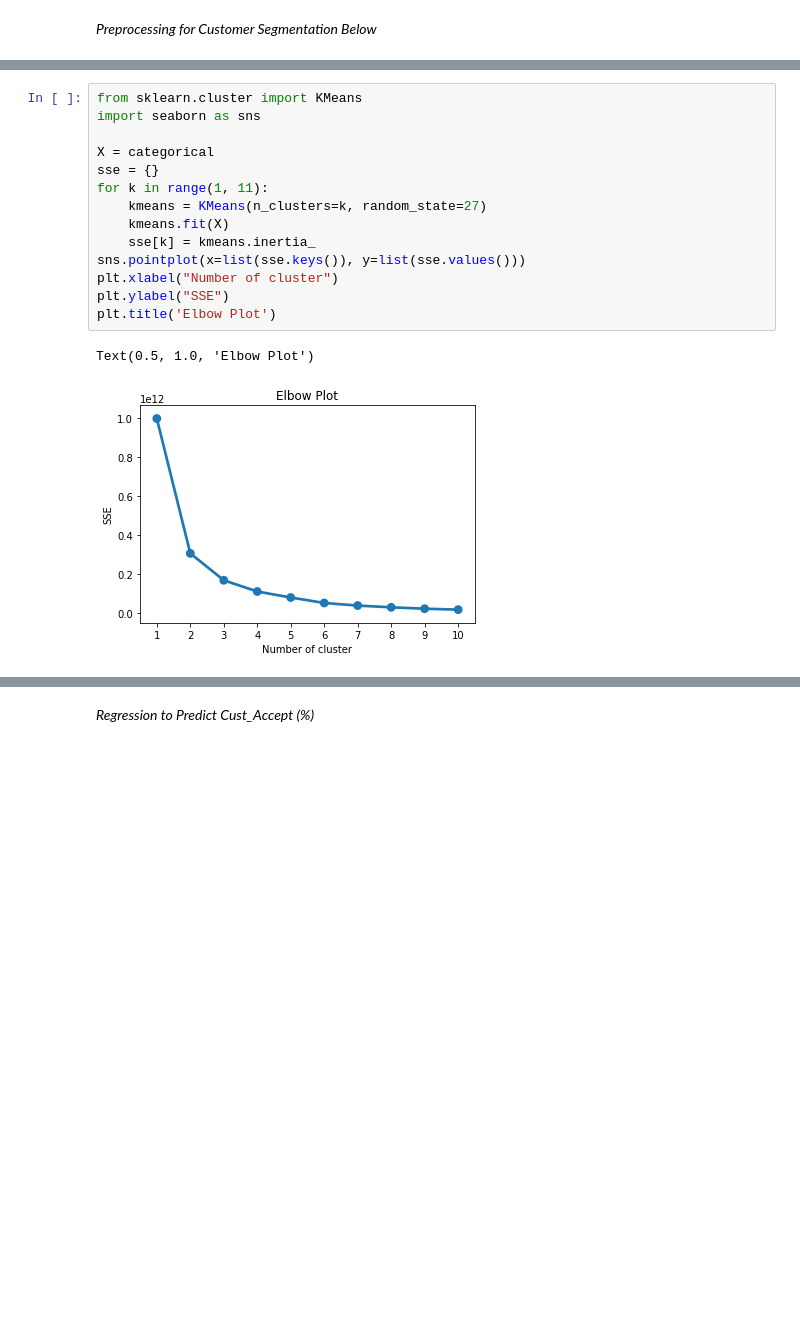
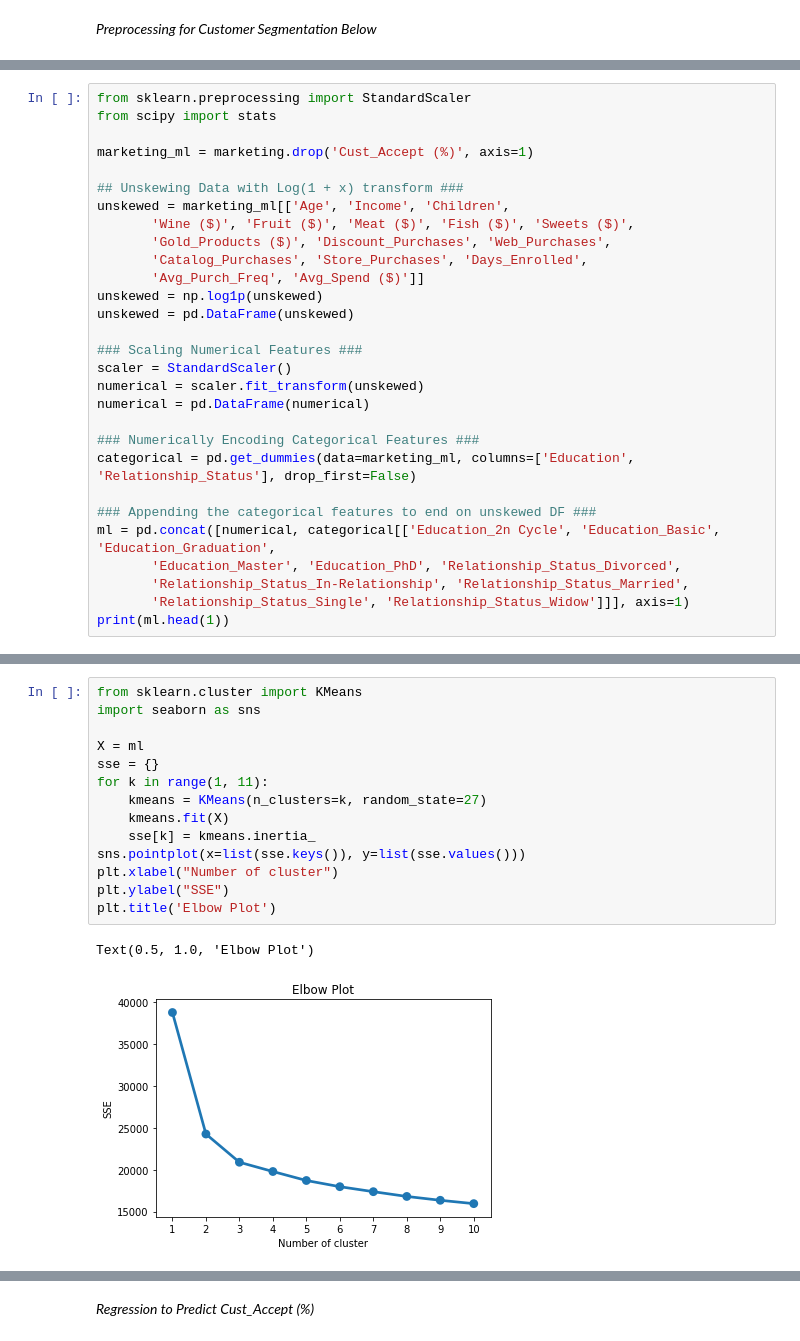
Before and after one commit to RachidRezzik/Market_Camp, a Jupyter notebook: Machine_Learning.ipynb, the cells around one changed output, grey strips where cells are left out. Drawn from its saved outputs; the diff is of its cells as text; blank space fills up the shorter version.

Commit message:
added tranformation, scaling

```diff
--- a/Machine_Learning.ipynb
+++ b/Machine_Learning.ipynb
@@ -97,0 +45,29 @@ None
+# %%
+from sklearn.preprocessing import StandardScaler
+from scipy import stats
+
+marketing_ml = marketing.drop('Cust_Accept (%)', axis=1)
+
+## Unskewing Data with Log(1 + x) transform ###
+unskewed = marketing_ml[['Age', 'Income', 'Children',
+       'Wine ($)', 'Fruit ($)', 'Meat ($)', 'Fish ($)', 'Sweets ($)',
+       'Gold_Products ($)', 'Discount_Purchases', 'Web_Purchases',
+       'Catalog_Purchases', 'Store_Purchases', 'Days_Enrolled',
+       'Avg_Purch_Freq', 'Avg_Spend ($)']]
+unskewed = np.log1p(unskewed)
+unskewed = pd.DataFrame(unskewed)
+
+### Scaling Numerical Features ###
+scaler = StandardScaler()
+numerical = scaler.fit_transform(unskewed)
+numerical = pd.DataFrame(numerical)
+
+### Numerically Encoding Categorical Features ###
+categorical = pd.get_dummies(data=marketing_ml, columns=['Education', 'Relationship_Status'], drop_first=False)
+
+### Appending the categorical features to end on unskewed DF ###
+ml = pd.concat([numerical, categorical[['Education_2n Cycle', 'Education_Basic', 'Education_Graduation',
+       'Education_Master', 'Education_PhD', 'Relationship_Status_Divorced',
+       'Relationship_Status_In-Relationship', 'Relationship_Status_Married',
+       'Relationship_Status_Single', 'Relationship_Status_Widow']]], axis=1)
+print(ml.head(1))
@@ -98,19 +94,19 @@ None
 # %%
 from sklearn.cluster import KMeans
 import seaborn as sns
 
-X = categorical
+X = ml
 sse = {}
 for k in range(1, 11):
     kmeans = KMeans(n_clusters=k, random_state=27)
     kmeans.fit(X)
     sse[k] = kmeans.inertia_
 sns.pointplot(x=list(sse.keys()), y=list(sse.values()))
 plt.xlabel("Number of cluster")
 plt.ylabel("SSE")
 plt.title('Elbow Plot')
 # %% [output]
 Text(0.5, 1.0, 'Elbow Plot')
-[figure, old version]
+[figure, new version]
 # %%
 kmeans = KMeans(n_clusters = 3)
```
Also changed, not shown: parts of 6 cells of this notebook.
